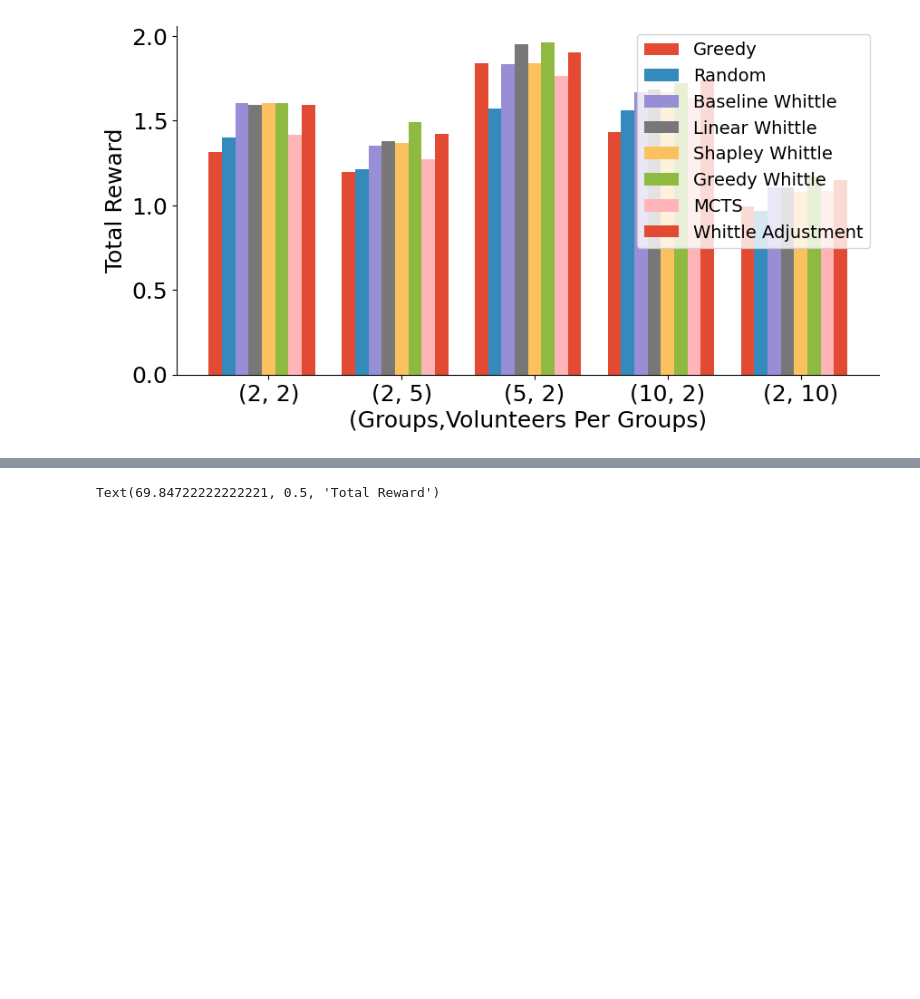
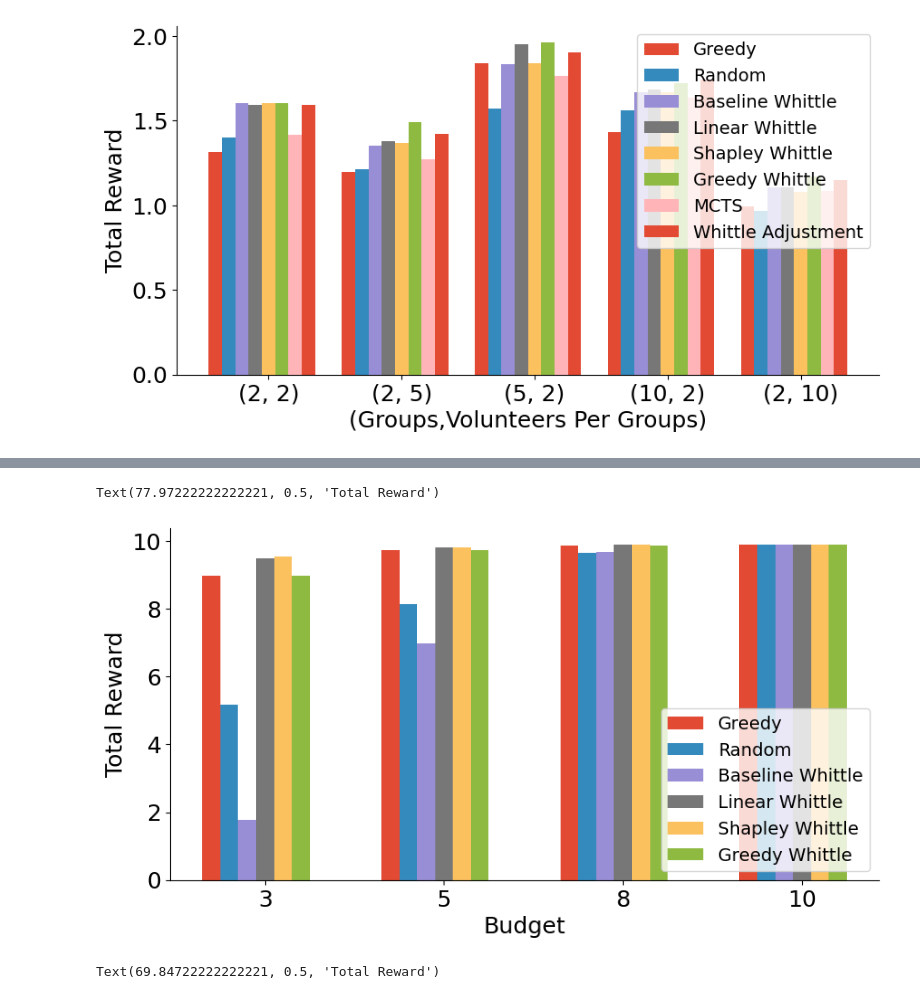
Before and after one commit to naveenr414/food-rescue-rmab, a Jupyter notebook: scripts/notebooks/Plotting.ipynb, the cells around one changed output, grey strips where cells are left out. Cells and saved outputs as stored; diff of their text form; code cells hidden in the pictures; blank space fills up the shorter version.

```diff
--- a/scripts/notebooks/Plotting.ipynb
+++ b/scripts/notebooks/Plotting.ipynb
@@ -148,3 +148,32 @@ Text(93.72222222222221, 0.5, 'Total Reward')
+# %%
+method_names = ['greedy','random','engagement_whittle','linear_whittle','shapley_whittle','greedy_whittle']
+nice_names = ["Greedy","Random","Baseline Whittle","Linear Whittle","Shapley Whittle","Greedy Whittle"]
+budgets = [3,5,8,10]
+width = 0.1
+plt.figure(figsize=(10,5))
+
+for i,m in enumerate(method_names):
+    score_by_n = []
+
+    if m == 'mcts':
+        dataset = "semi_synthetic_mcts"
+    else:
+        dataset = "semi_synthetic"
+
+    for b in budgets:
+        results = get_results_matching_parameters(dataset,"",{'volunteers_per_arm': 2, 'lamb': 0.0, 'budget': b, 'prob_distro': 'uniform', 'n_arms': 5})
+        results = aggregate_data(results)
+
+        score_by_n.append(results['{}_reward'.format(m)][0])
+    plt.bar(np.array(list(range(len(budgets))))+i*width,score_by_n,width=width,label=nice_names[i])
+plt.legend(loc="lower right")
+plt.savefig("../../results/figures/semi_synthetic_budget.pdf",dpi=300, bbox_inches='tight')
+plt.xticks(np.array(list(range(len(budgets))))+width*len(method_names)/2,budgets)
+plt.xlabel("Budget")
+plt.ylabel("Total Reward")
+# %% [output]
+Text(77.97222222222221, 0.5, 'Total Reward')
+[figure, added]
 # %%
 method_names = ['greedy','random','engagement_whittle','linear_whittle','shapley_whittle','greedy_whittle','mcts','linear_whittle_adjsuted']
 nice_names = ["Greedy","Random","Baseline Whittle","Linear Whittle","Shapley Whittle","Greedy Whittle","MCTS","Whittle Adjustment"]
```
Also changed, not shown: parts of 10 cells of this notebook, 12 other files.
